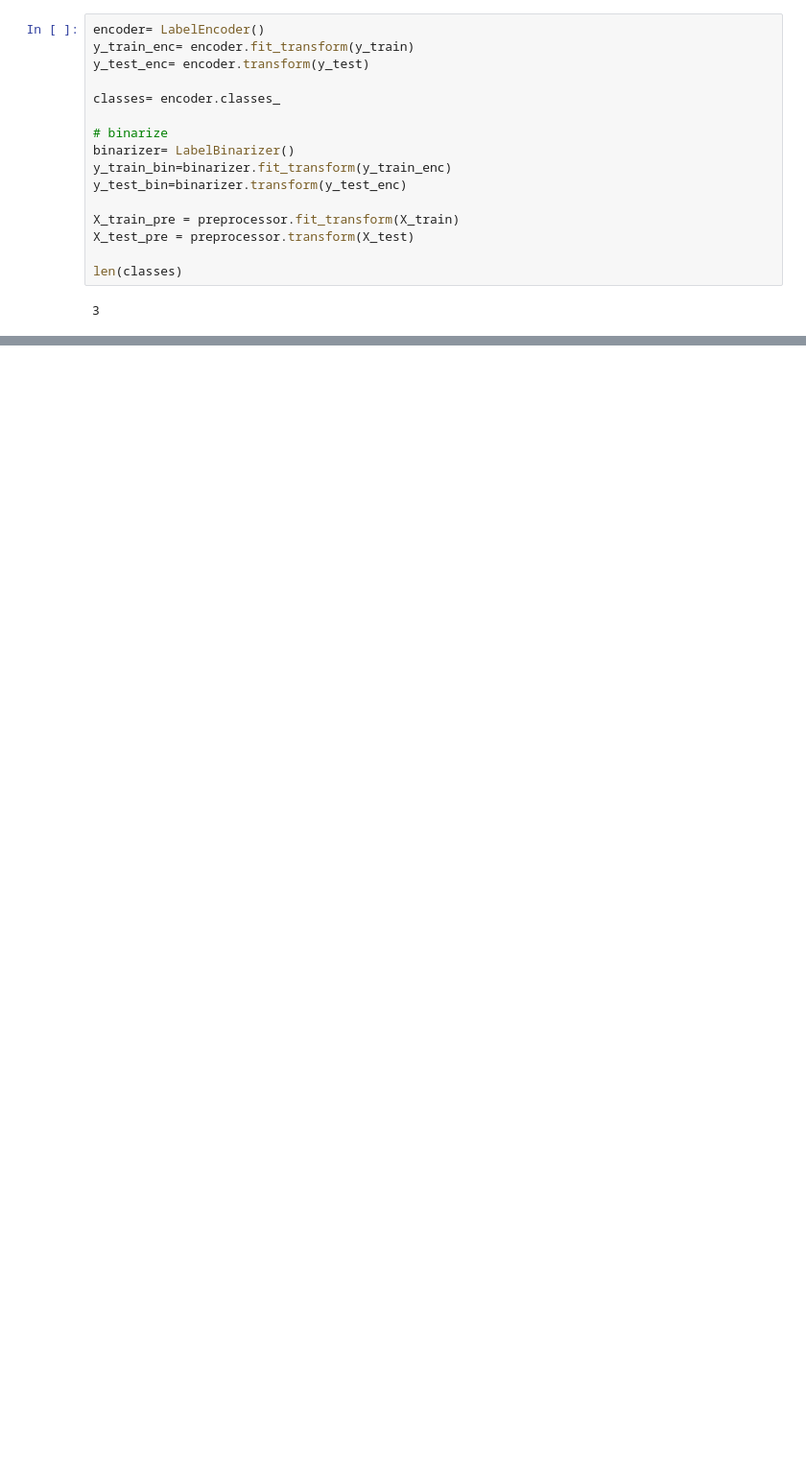
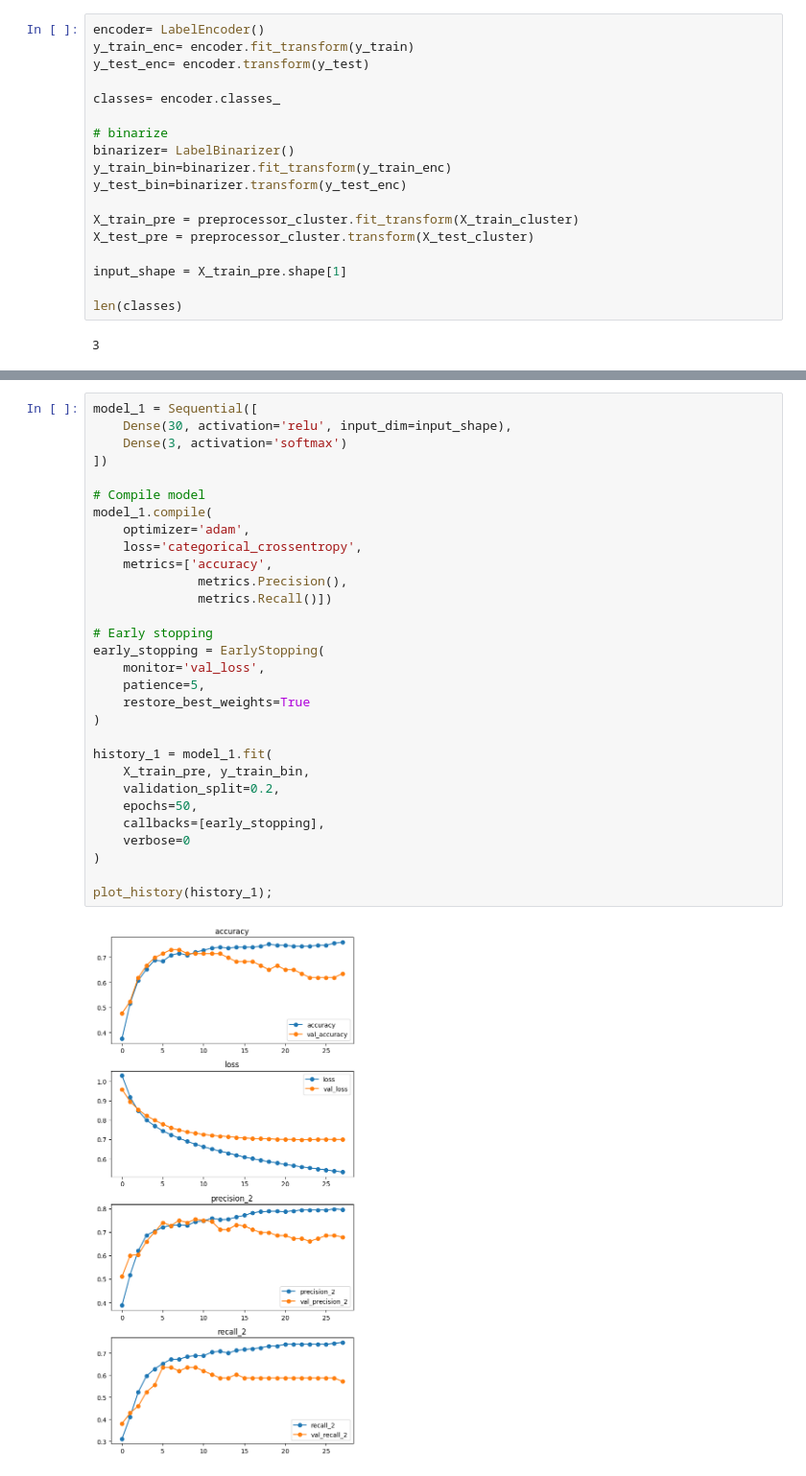
Before and after one commit to swirita/Cirrhosis-Prediction, a Jupyter notebook: Cirrhosis_Prediction.ipynb, the cells around one changed output, grey strips where cells are left out. Shown at 96% size. Saved outputs shown, nothing was run; the diff lists cells and outputs as text; blank space fills up the shorter version.

```diff
--- a/Cirrhosis_Prediction.ipynb
+++ b/Cirrhosis_Prediction.ipynb
@@ -1928,8 +1930,10 @@ binarizer= LabelBinarizer()
 y_train_bin=binarizer.fit_transform(y_train_enc)
 y_test_bin=binarizer.transform(y_test_enc)
 
-X_train_pre = preprocessor.fit_transform(X_train)
-X_test_pre = preprocessor.transform(X_test)
+X_train_pre = preprocessor_cluster.fit_transform(X_train_cluster)
+X_test_pre = preprocessor_cluster.transform(X_test_cluster)
+
+input_shape = X_train_pre.shape[1]
 
 len(classes)
 # %% [output]
@@ -1936,0 +1951,32 @@ len(classes)
+# %%
+model_1 = Sequential([
+    Dense(30, activation='relu', input_dim=input_shape),
+    Dense(3, activation='softmax')
+])
+
+# Compile model
+model_1.compile(
+    optimizer='adam',
+    loss='categorical_crossentropy',
+    metrics=['accuracy',
+              metrics.Precision(),
+              metrics.Recall()])
+
+# Early stopping
+early_stopping = EarlyStopping(
+    monitor='val_loss',
+    patience=5,
+    restore_best_weights=True
+)
+
+history_1 = model_1.fit(
+    X_train_pre, y_train_bin,
+    validation_split=0.2,
+    epochs=50,
+    callbacks=[early_stopping],
+    verbose=0
+)
+
+plot_history(history_1);
+# %% [output]
+[figure, added]
```
Also changed, not shown: parts of 23 cells of this notebook.
